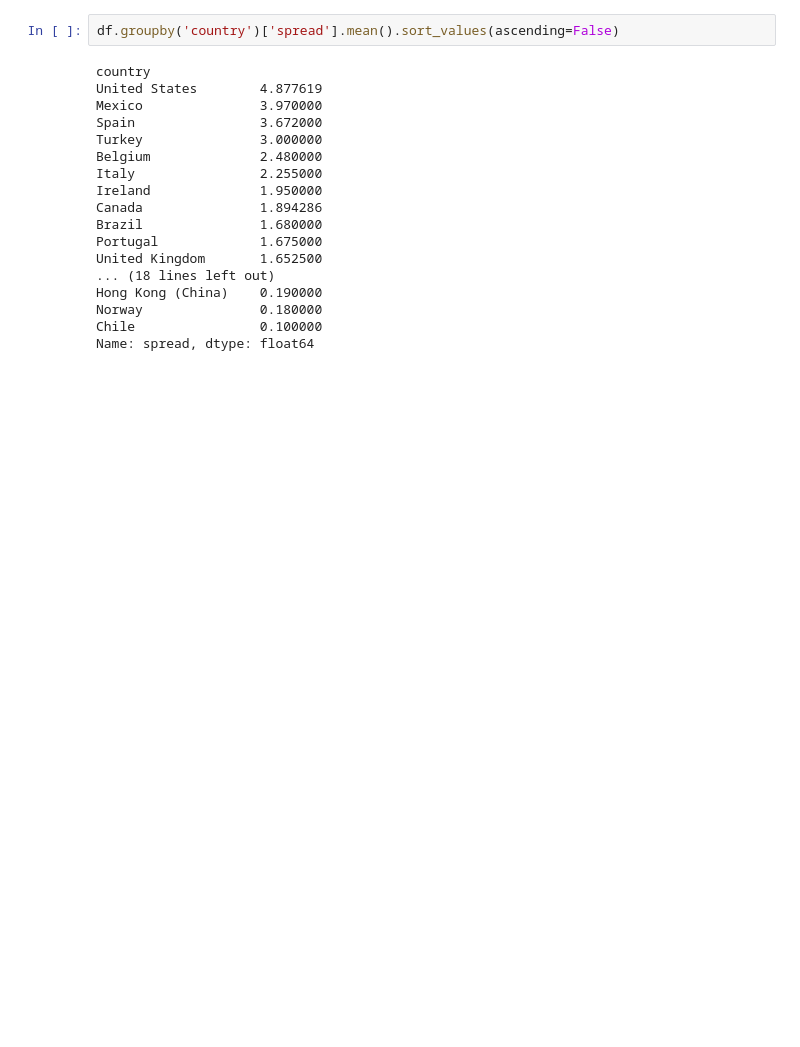
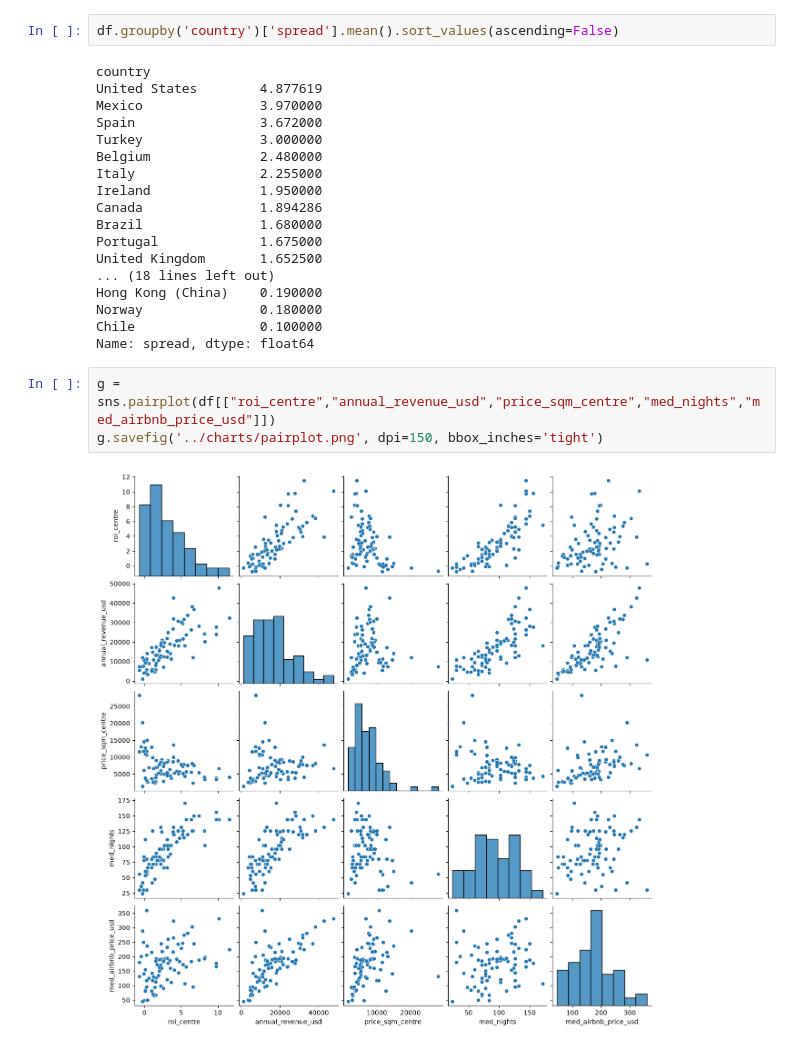
Before and after one commit to ramsesbenzari/airbnb-roi-analysis, a Jupyter notebook: notebooks/03_charts.ipynb, the cells around one changed output. Drawn from its saved outputs; the diff is of its cells as text; blank space fills up the shorter version.

```diff
--- a/notebooks/03_charts.ipynb
+++ b/notebooks/03_charts.ipynb
@@ -147,3 +120,8 @@ Hong Kong (China)    0.190000
 Norway               0.180000
 Chile                0.100000
 Name: spread, dtype: float64
+# %%
+g = sns.pairplot(df[["roi_centre","annual_revenue_usd","price_sqm_centre","med_nights","med_airbnb_price_usd"]])
+g.savefig('../charts/pairplot.png', dpi=150, bbox_inches='tight')
+# %% [output]
+[figure, added]
```
Also changed, not shown: parts of 11 cells of this notebook, 7 other files.
